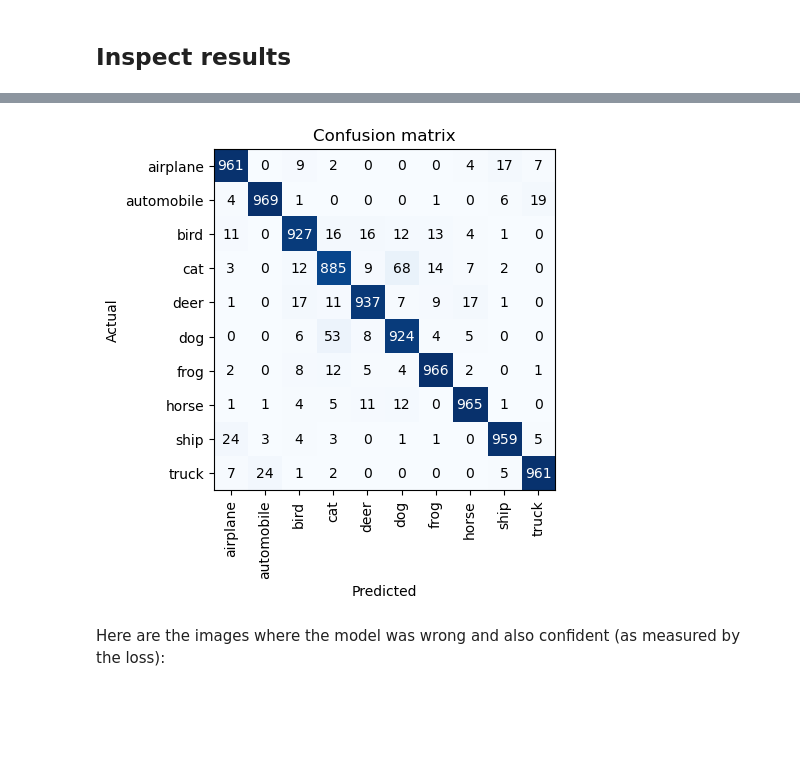
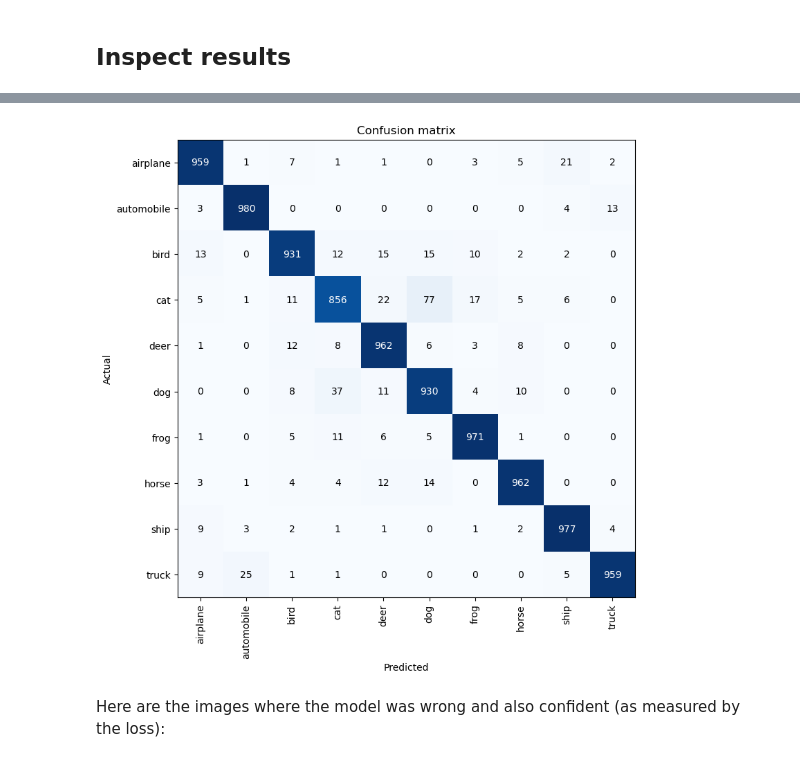
Before and after one commit to HVL-ML/DAT255, a Jupyter notebook: 2-DL_building_blocks/DAT255-2.0-Nnets_building_blocks-Part2.ipynb, the cells around one changed output, grey strips where cells are left out. Drawn from its saved outputs; the diff is of its cells as text; code cells hidden in the pictures; blank space fills up the shorter version.

```diff
--- a/2-DL_building_blocks/DAT255-2.0-Nnets_building_blocks-Part2.ipynb
+++ b/2-DL_building_blocks/DAT255-2.0-Nnets_building_blocks-Part2.ipynb
@@ -907,5 +909,8 @@ DATADIR.ls()
 # %%
-dls = ImageDataLoaders.from_folder(DATADIR, train='train', valid='test', item_tfms=Resize(224), bs=64)
+dls = ImageDataLoaders.from_folder(DATADIR, train='train', valid='test',
+                                   batch_tfms=[*aug_transforms(),
+                                               Normalize.from_stats(*imagenet_stats)],
+                                    item_tfms=Resize(224), bs=64)
 # %%
 dls.show_batch()
 # %% [output]
@@ -944,10 +954,10 @@ interp = ClassificationInterpretation.from_learner(learn)
 # %% [output]
 [interactive output not drawn]
 # %%
-interp.plot_confusion_matrix()
+interp.plot_confusion_matrix(figsize=(8,8))
 # %% [output]
 [interactive output not drawn]
-[figure, old version]
+[figure, new version]
 # %% [markdown]
 Here are the images where the model was wrong and also confident (as measured by the loss):
 # %%
```
Also changed, not shown: parts of 55 cells of this notebook.
